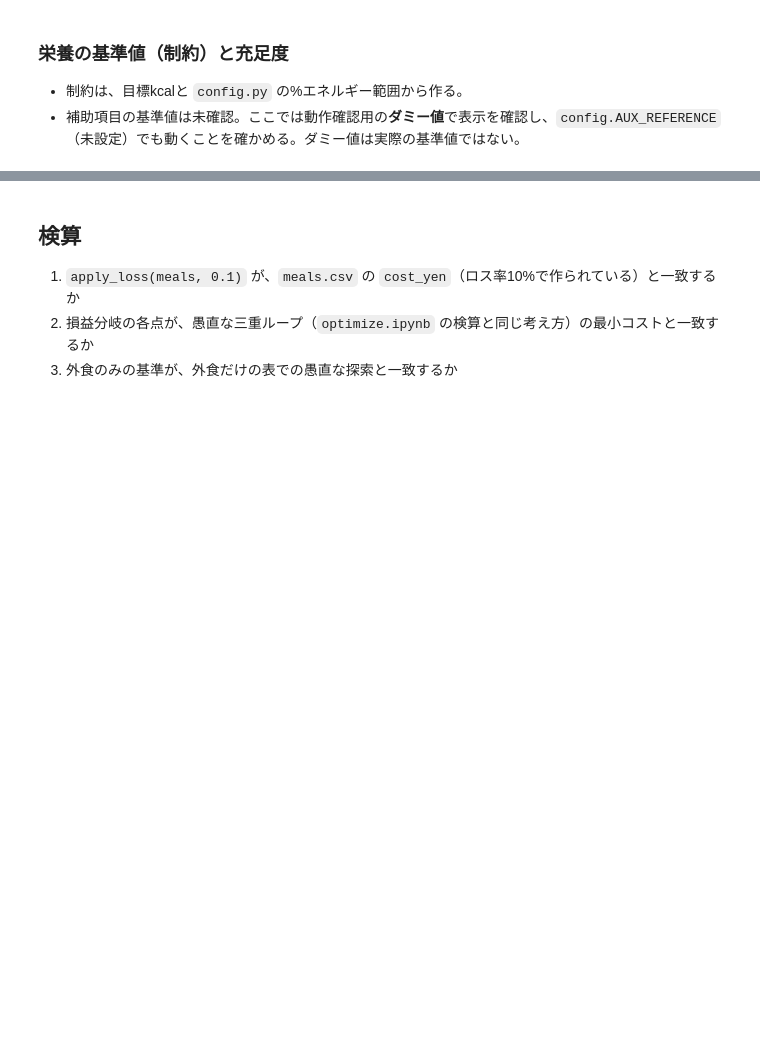
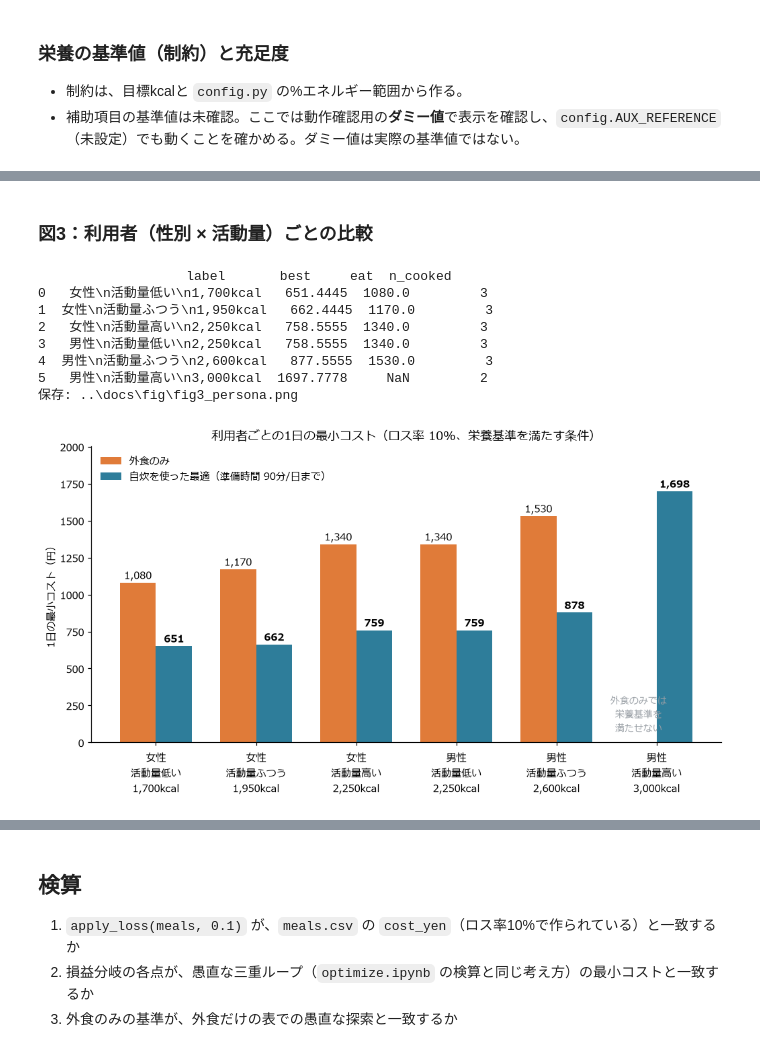
Before and after one commit to c0c2400768/G3_project, a Jupyter notebook: src/sensitivity.ipynb, the cells around one changed output, grey strips where cells are left out. Saved outputs shown, nothing was run; the diff lists cells and outputs as text; code cells hidden in the pictures; blank space fills up the shorter version.

```diff
--- a/src/sensitivity.ipynb
+++ b/src/sensitivity.ipynb
@@ -665,0 +808,54 @@ print(nutrition_adequacy(res["totals"], target, config.AUX_REFERENCE).to_string(
+# %% [markdown]
+### 図3：利用者（性別 × 活動量）ごとの比較
+# %%
+# ===== 発表用の図 ③ 利用者（性別 × 活動量）ごとの比較 =====
+# 6通りの利用者それぞれで、最適な1日と外食のみの1日の最小コストを求める
+rows = []
+for sex in ("female", "male"):
+    for act in ("low", "normal", "high"):
+        k, tgt, slot = prepare(sex, act)
+        b = optimize(slot, P_BUDGET, P_PREP, tgt)
+        e = eatout_baseline(slot, P_BUDGET, tgt)
+        rows.append({
+            "label": f"{SEX_JA[sex]}\n活動量{ACT_JA[act]}\n{k:,}kcal",
+            # 解なしは NaN にする
+            "best": float(b["total_cost"]) if b["feasible"] else float("nan"),
+            "eat": float(e["total_cost"]) if e["feasible"] else float("nan"),
+            "n_cooked": int((b["selected"]["type"] == "自炊").sum()) if b["feasible"] else None,
+        })
+P_PERSONA = pd.DataFrame(rows)
+print(P_PERSONA.to_string())
+
+fig, ax = plt.subplots(figsize=(11, 5.2))
+x = np.arange(len(P_PERSONA))
+w = 0.36
+ax.bar(x - w / 2, P_PERSONA["eat"], w, color=C_EAT, label="外食のみ")
+ax.bar(x + w / 2, P_PERSONA["best"], w, color=C_COOK, label=f"自炊を使った最適（準備時間 {P_PREP}分/日まで）")
+top = np.nanmax(P_PERSONA[["eat", "best"]].to_numpy())
+for i, r in P_PERSONA.iterrows():
+    # 外食のみが解なし（栄養基準を満たせない）の利用者には、その旨を書く
+    if np.isnan(r["eat"]):
+        ax.text(i - w / 2, top * 0.03, "外食のみでは\n栄養基準を\n満たせない", ha="center", va="bottom", fontsize=9, color=C_GRAY)
+    else:
+        ax.text(i - w / 2, r["eat"] + top * 0.015, f"{r['eat']:,.0f}", ha="center", fontsize=10)
+    if not np.isnan(r["best"]):
+        ax.text(i + w / 2, r["best"] + top * 0.015, f"{r['best']:,.0f}", ha="center", fontsize=10, fontweight="bold")
+ax.set_xticks(x)
+ax.set_xticklabels(P_PERSONA["label"])
+ax.set_ylim(0, top * 1.18)
+ax.set_ylabel("1日の最小コスト（円）")
+ax.set_title(f"利用者ごとの1日の最小コスト（ロス率 {P_LOSS:.0%}、栄養基準を満たす条件）", fontsize=12)
+ax.legend(loc="upper left", frameon=False)
+ax.spines[["top", "right"]].set_visible(False)
+save_fig(fig, "fig3_persona.png")
+plt.show()
+# %% [output]
+                   label       best     eat  n_cooked
+0   女性\n活動量低い\n1,700kcal   651.4445  1080.0         3
+1  女性\n活動量ふつう\n1,950kcal   662.4445  1170.0         3
+2   女性\n活動量高い\n2,250kcal   758.5555  1340.0         3
+3   男性\n活動量低い\n2,250kcal   758.5555  1340.0         3
+4  男性\n活動量ふつう\n2,600kcal   877.5555  1530.0         3
+5   男性\n活動量高い\n3,000kcal  1697.7778     NaN         2
+保存: ..\docs\fig\fig3_persona.png
+[figure, added]
```
Also changed, not shown: parts of 17 cells of this notebook, 13 other files.
